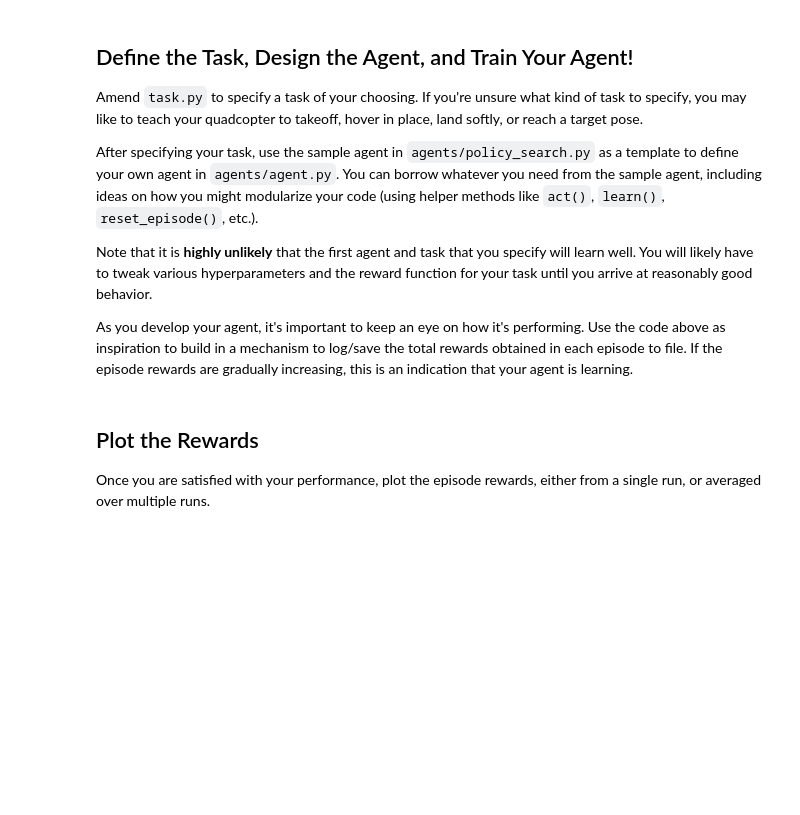
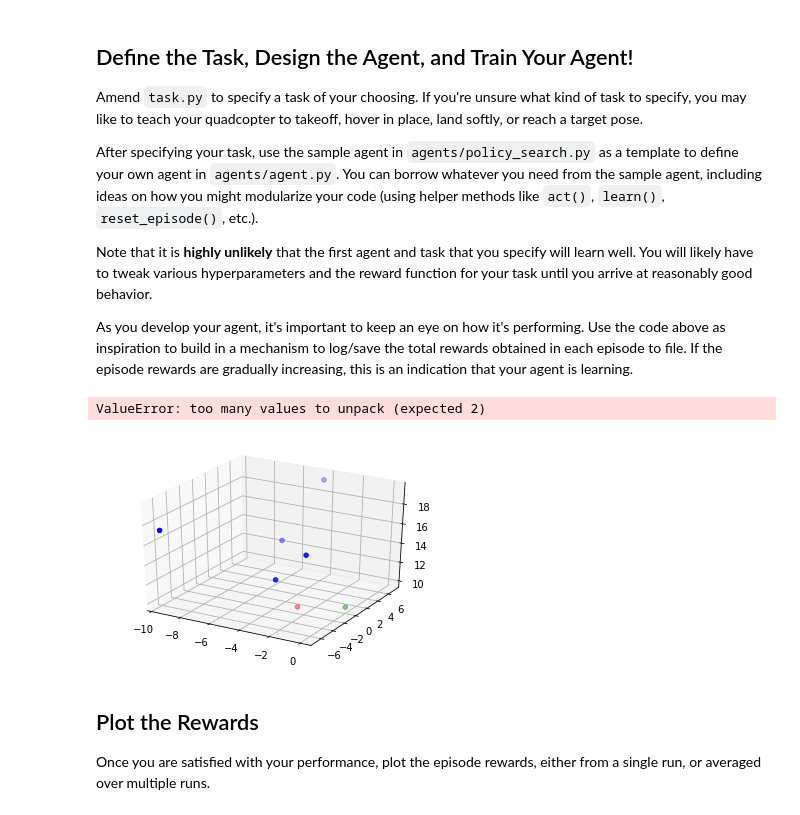
Before and after one commit to danielblignaut/ddpg-teach-a-quadcopter-to-fly, a Jupyter notebook: Quadcopter_Project.ipynb, the cells around one changed output. Saved outputs shown, nothing was run; the diff lists cells and outputs as text; code cells hidden in the pictures; blank space fills up the shorter version.

```diff
--- a/Quadcopter_Project.ipynb
+++ b/Quadcopter_Project.ipynb
@@ -44,6 +44,20 @@ Run the code cell below to have the agent select actions to control the quadcopt
 Feel free to change the provided values of `runtime`, `init_pose`, `init_velocities`, and `init_angle_velocities` below to change the starting conditions of the quadcopter.
 
 The `labels` list below annotates statistics that are saved while running the simulation.  All of this information is saved in a text file `data.txt` and stored in the dictionary `results`.
+# %%
+#add waypoints to graphic
+checkpoint_labels = ['x','y','z','color']
+def write_checkpoints_to_file(checkpoints) :
+
+    checkpoint_file_output = 'checkpoints.txt'
+
+
+    # Run the simulation, and save the results.
+    with open(checkpoint_file_output, 'w') as csvfile:
+        writer = csv.writer(csvfile)
+        writer.writerow(checkpoint_labels)
+        for point in checkpoints :
+            writer.writerow(point)
 # %%
 %load_ext autoreload
 %autoreload 2
@@ -58,15 +72,34 @@ init_pose = np.array([0., 0., 10., 0., 0., 0.])  # initial pose
 init_velocities = np.array([0., 0., 0.])         # initial velocities
 init_angle_velocities = np.array([0., 0., 0.])   # initial angle velocities
 file_output = 'data.txt'                         # file name for saved results
+target_pose = np.array([2., 3., 5.])
+
 
 # Setup
-task = Task(init_pose, init_velocities, init_angle_velocities, runtime)
+task = Task(init_pose, init_velocities, init_angle_velocities, runtime, target_pose)
 agent = Basic_Agent(task)
 done = False
 labels = ['time', 'x', 'y', 'z', 'phi', 'theta', 'psi', 'x_velocity',
           'y_velocity', 'z_velocity', 'phi_velocity', 'theta_velocity',
           'psi_velocity', 'rotor_speed1', 'rotor_speed2', 'rotor_speed3', 'rotor_speed4']
 results = {x : [] for x in labels}
+
+checkpoints = []
+start_checkpoint = init_pose[:3].tolist()
+start_checkpoint.append('green')
+end_checkpoint = task.get_target_pos().tolist()
+end_checkpoint.append('red')
+checkpoints.append(start_checkpoint)
+checkpoints.append(end_checkpoint)
+write_checkpoints_to_file(checkpoints)
+results_checkpoints = {x: [] for x in checkpoint_labels}
+
+for point in checkpoints :
+    results_checkpoints['x'].append(point[0])
+    results_checkpoints['y'].append(point[1])
+    results_checkpoints['z'].append(point[2])
+    results_checkpoints['color'].append(point[3])
+
 
 # Run the simulation, and save the results.
 with open(file_output, 'w') as csvfile:
@@ -215,3 +288,14 @@ As you develop your agent, it's important to keep an eye on how it's performing.
+# %%
+from mpl_toolkits.mplot3d import Axes3D
+fig = plt.figure()
+ax = fig.add_subplot(111, projection='3d')
+ax.scatter(np.array(results_checkpoints['x']), np.array(results_checkpoints['y']), np.array(results_checkpoints['z']), c=np.array(results_checkpoints['color']))
+
+for i in range(len(results_checkpoints['x'])) :
+    ax.annotate(str(i), (results_checkpoints['x'][i], results_checkpoints['y'][i], results_checkpoints['z'][i]))
+# %% [output]
+ValueError: too many values to unpack (expected 2)
+[figure, added]
 # %%
 ## TODO: Train your agent here.
 # %% [markdown]
```
Also changed, not shown: parts of 10 cells of this notebook, 4 other files.
